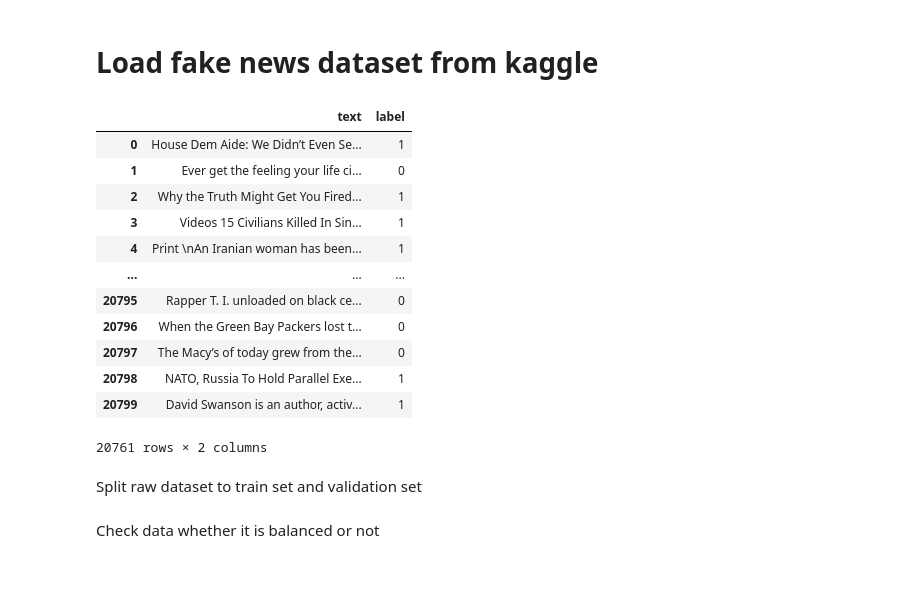
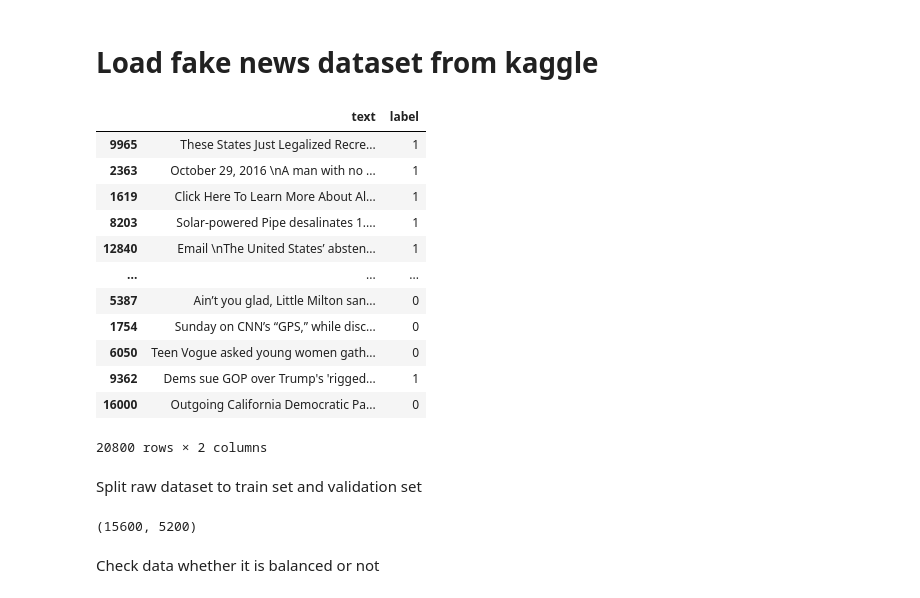
Before and after one commit to namlv97/fake-news-classification, a Jupyter notebook: tensorflow/fake_news_classification.ipynb, the cells around one changed output. Saved outputs shown, nothing was run; the diff lists cells and outputs as text; code cells hidden in the pictures.

```diff
--- a/tensorflow/fake_news_classification.ipynb
+++ b/tensorflow/fake_news_classification.ipynb
@@ -90,21 +100,21 @@ os.makedirs(model_path, exist_ok=True)
 # %%
 df=pd.read_csv("/content/train.csv",index_col=False)
 df=df.drop(['id','title','author'],axis=1)
-df=df.dropna(subset=['label', 'text'])
+df=df.sample(frac=1)
 df
 # %% [output]
 |  | text | label |
-| 0 | House Dem Aide: We Didn’t Even Se... | 1 |
-| 1 | Ever get the feeling your life ci... | 0 |
-| 2 | Why the Truth Might Get You Fired... | 1 |
-| 3 | Videos 15 Civilians Killed In Sin... | 1 |
-| 4 | Print \nAn Iranian woman has been... | 1 |
+| 9965 | These States Just Legalized Recre... | 1 |
+| 2363 | October 29, 2016 \nA man with no ... | 1 |
+| 1619 | Click Here To Learn More About Al... | 1 |
+| 8203 | Solar-powered Pipe desalinates 1.... | 1 |
+| 12840 | Email \nThe United States’ absten... | 1 |
 | ... | ... | ... |
-| 20795 | Rapper T. I. unloaded on black ce... | 0 |
-| 20796 | When the Green Bay Packers lost t... | 0 |
-| 20797 | The Macy’s of today grew from the... | 0 |
-| 20798 | NATO, Russia To Hold Parallel Exe... | 1 |
-| 20799 | David Swanson is an author, activ... | 1 |
+| 5387 | Ain’t you glad, Little Milton san... | 0 |
+| 1754 | Sunday on CNN’s “GPS,” while disc... | 0 |
+| 6050 | Teen Vogue asked young women gath... | 0 |
+| 9362 | Dems sue GOP over Trump's 'rigged... | 1 |
+| 16000 | Outgoing California Democratic Pa... | 0 |
-20761 rows × 2 columns
+20800 rows × 2 columns
 # %% [markdown]
 Split raw dataset to train set and validation set
@@ -115,3 +124,7 @@ valid = df[~msk]
+# %%
+len(train),len(valid)
+# %% [output]
+(15600, 5200)
 # %% [markdown]
 Check data whether it is balanced or not
 # %%
```
Also changed, not shown: parts of 22 cells of this notebook.
